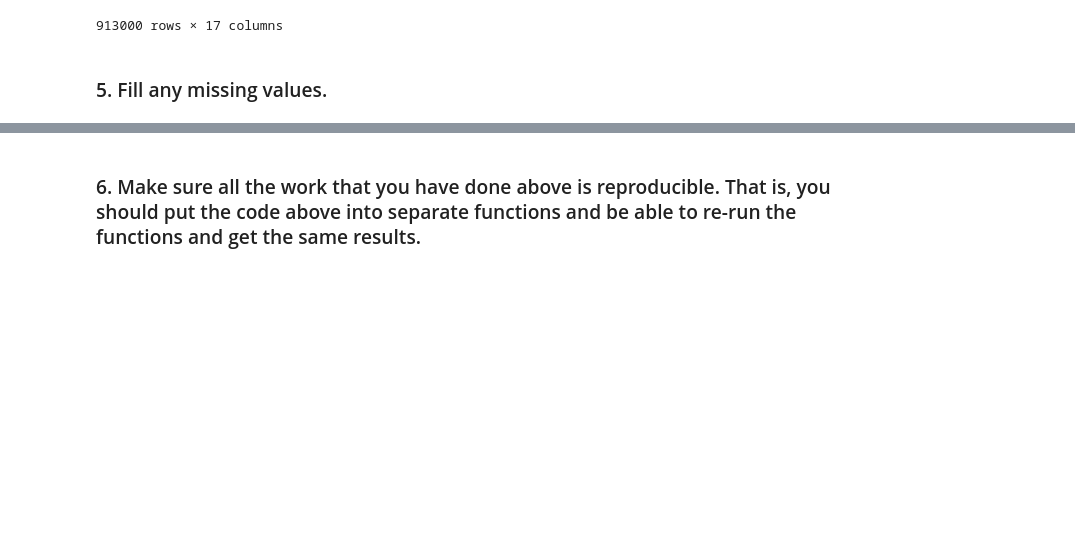
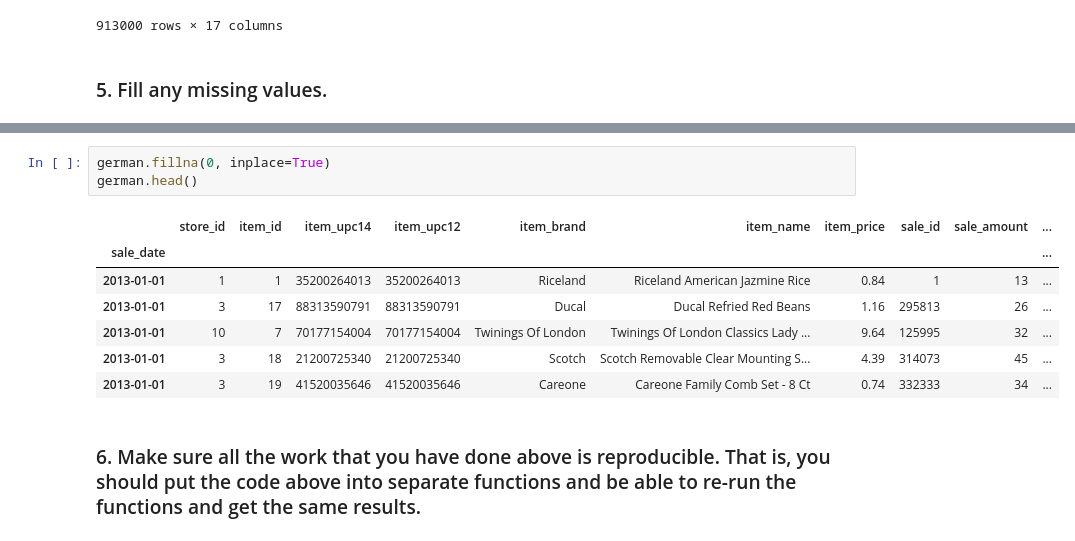
Before and after one commit to Yvette-Ibarra/time-series-exercises, a Jupyter notebook: data_preparation.ipynb, the cells around one changed output, grey strips where cells are left out. Cells and saved outputs as stored; diff of their text form; blank space fills up the shorter version.

Commit message:
update functions for german df

```diff
--- a/data_preparation.ipynb
+++ b/data_preparation.ipynb
@@ -379,2 +398,13 @@ AttributeError: 'DataFrame' object has no attribute 'Wind'
+# %%
+german.fillna(0, inplace=True)
+german.head()
+# %% [output]
+|  | store_id | item_id | item_upc14 | item_upc12 | item_brand | item_name | item_price | sale_id | sale_amount | ... |
+| sale_date |  |  |  |  |  |  |  |  |  | ... |
+| 2013-01-01 | 1 | 1 | 35200264013 | 35200264013 | Riceland | Riceland American Jazmine Rice | 0.84 | 1 | 13 | ... |
+| 2013-01-01 | 3 | 17 | 88313590791 | 88313590791 | Ducal | Ducal Refried Red Beans | 1.16 | 295813 | 26 | ... |
+| 2013-01-01 | 10 | 7 | 70177154004 | 70177154004 | Twinings Of London | Twinings Of London Classics Lady ... | 9.64 | 125995 | 32 | ... |
+| 2013-01-01 | 3 | 18 | 21200725340 | 21200725340 | Scotch | Scotch Removable Clear Mounting S... | 4.39 | 314073 | 45 | ... |
+| 2013-01-01 | 3 | 19 | 41520035646 | 41520035646 | Careone | Careone Family Comb Set - 8 Ct | 0.74 | 332333 | 34 | ... |
 # %% [markdown]
 ### 6. Make sure all the work that you have done above is reproducible. That is, you should put the code above into separate functions and be able to re-run the functions and get the same results.
```
Also changed, not shown: parts of 5 cells of this notebook.
